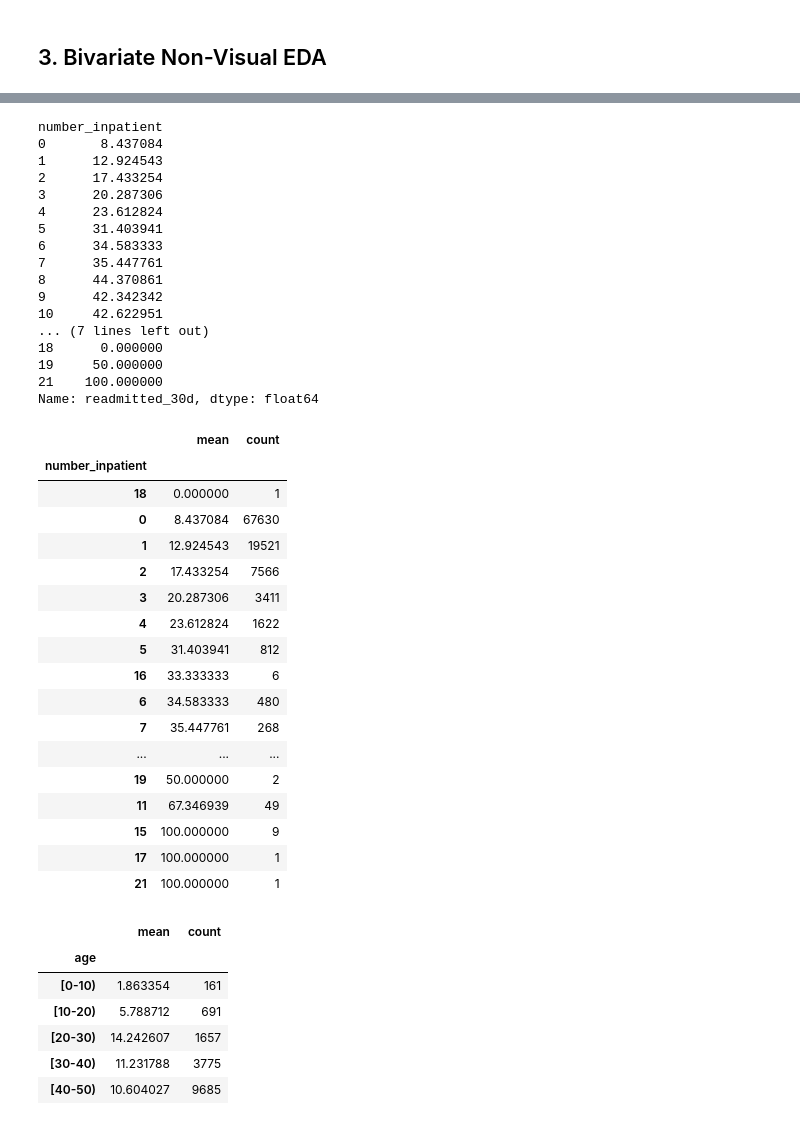
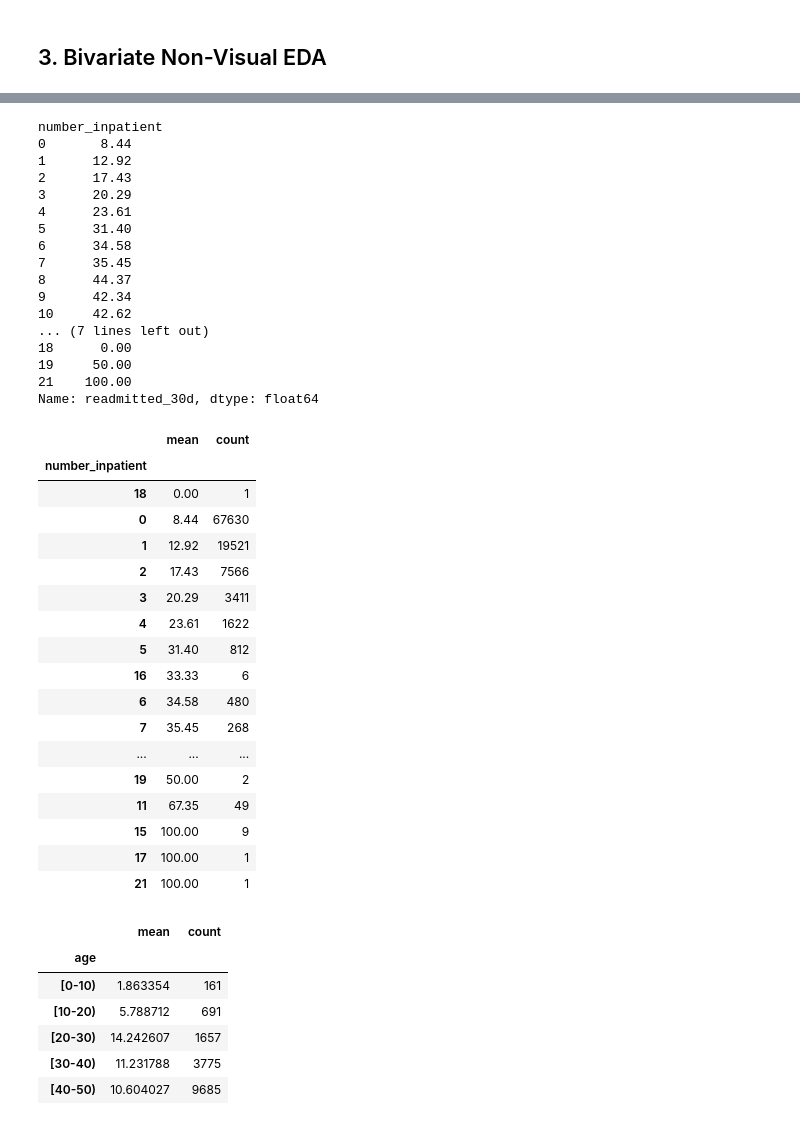
Before and after one commit to davesimms44/hospital-admission, a Jupyter notebook: 01_eda_organized.ipynb, the cells around one changed output, grey strips where cells are left out. Cells and saved outputs as stored; diff of their text form; code cells hidden in the pictures.

```diff
--- a/01_eda_organized.ipynb
+++ b/01_eda_organized.ipynb
@@ -79,9 +81,9 @@ os.listdir()
  'readmission_eda.html']
 # %%
 
-data_path = 'C:/Users/dave_/Desktop/projects/hospital readmission/data/'
-data_file = 'diabetic_data.csv'
-df = pd.read_csv(data_path + data_file)
+DATA_PATH = 'C:/Users/dave_/Desktop/projects/hospital readmission/data/'
+DATA_FILE = 'diabetic_data.csv'
+df = pd.read_csv(DATA_PATH + DATA_FILE)
 # %%
 df.shape
 # %% [output]
@@ -521,48 +547,48 @@ time_in_hospital
 Name: readmitted_30d, dtype: float64
 # %%
-df.groupby('number_inpatient')['readmitted_30d'].mean() * 100
+(df.groupby('number_inpatient')['readmitted_30d'].mean() * 100).round(2)
 # %% [output]
 number_inpatient
-0       8.437084
-1      12.924543
-2      17.433254
-3      20.287306
-4      23.612824
-5      31.403941
-6      34.583333
-7      35.447761
-8      44.370861
-9      42.342342
-10     42.622951
+0       8.44
+1      12.92
+2      17.43
+3      20.29
+4      23.61
+5      31.40
+6      34.58
+7      35.45
+8      44.37
+9      42.34
+10     42.62
 ... (7 lines left out)
-18      0.000000
-19     50.000000
-21    100.000000
+18      0.00
+19     50.00
+21    100.00
 Name: readmitted_30d, dtype: float64
 # %%
 summary = df.groupby('number_inpatient')['readmitted_30d'].agg(['mean', 'count'])
-summary['mean'] = summary['mean'] * 100
+summary['mean'] = (summary['mean'] * 100).round(2)
 summary = summary.sort_values('mean',ascending=True)
 summary
 # %% [output]
 |  | mean | count |
 | number_inpatient |  |  |
-| 18 | 0.000000 | 1 |
-| 0 | 8.437084 | 67630 |
-| 1 | 12.924543 | 19521 |
-| 2 | 17.433254 | 7566 |
-| 3 | 20.287306 | 3411 |
-| 4 | 23.612824 | 1622 |
-| 5 | 31.403941 | 812 |
-| 16 | 33.333333 | 6 |
-| 6 | 34.583333 | 480 |
-| 7 | 35.447761 | 268 |
+| 18 | 0.00 | 1 |
+| 0 | 8.44 | 67630 |
+| 1 | 12.92 | 19521 |
+| 2 | 17.43 | 7566 |
+| 3 | 20.29 | 3411 |
+| 4 | 23.61 | 1622 |
+| 5 | 31.40 | 812 |
+| 16 | 33.33 | 6 |
+| 6 | 34.58 | 480 |
+| 7 | 35.45 | 268 |
 | ... | ... | ... |
-| 19 | 50.000000 | 2 |
-| 11 | 67.346939 | 49 |
-| 15 | 100.000000 | 9 |
-| 17 | 100.000000 | 1 |
-| 21 | 100.000000 | 1 |
+| 19 | 50.00 | 2 |
+| 11 | 67.35 | 49 |
+| 15 | 100.00 | 9 |
+| 17 | 100.00 | 1 |
+| 21 | 100.00 | 1 |
 # %%
 summary = df.groupby('age')['readmitted_30d'].agg(['mean','count'])
 summary['mean'] = summary['mean'] * 100
```
Also changed, not shown: parts of 65 cells of this notebook.
